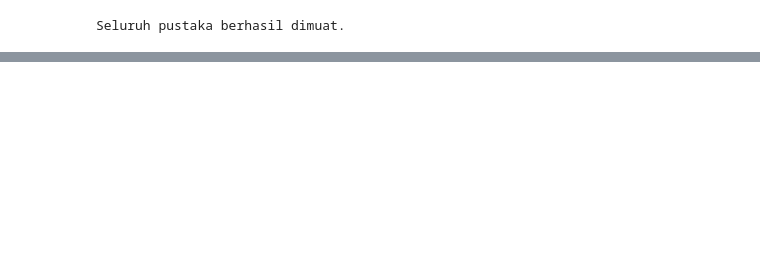
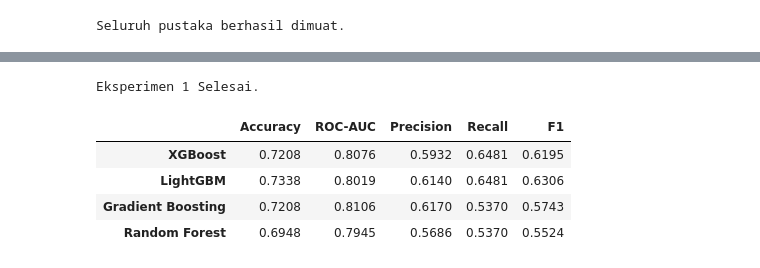
Before and after one commit to Alfaturachman/data-scientist-bnsp, a Jupyter notebook: diabetes/Diabetes_Prediction.ipynb, the cells around one changed output, grey strips where cells are left out. Cells and saved outputs as stored; diff of their text form; code cells hidden in the pictures; blank space fills up the shorter version.

```diff
--- a/diabetes/Diabetes_Prediction.ipynb
+++ b/diabetes/Diabetes_Prediction.ipynb
@@ -422,0 +333,57 @@ plt.show()
+# %%
+X = df.drop(columns=['Outcome'])
+y = df['Outcome']
+zero_cols = ['Glucose', 'BloodPressure', 'SkinThickness', 'Insulin', 'BMI']
+
+# 1. Splitting data (80:20 Stratified)
+X_train_raw, X_test_raw, y_train, y_test = train_test_split(
+    X, y, test_size=0.20, random_state=42, stratify=y
+)
+
+X_train_s1 = X_train_raw.copy()
+X_test_s1 = X_test_raw.copy()
+
+# Ganti 0 dengan NaN
+for col in zero_cols:
+    X_train_s1[col] = X_train_s1[col].replace(0, np.nan)
+    X_test_s1[col] = X_test_s1[col].replace(0, np.nan)
+
+# Imputasi dengan KNN Imputer (k=5) - fit di train saja
+imputer1 = KNNImputer(n_neighbors=5)
+X_train_imp1 = pd.DataFrame(imputer1.fit_transform(X_train_s1), columns=X.columns)
+X_test_imp1 = pd.DataFrame(imputer1.transform(X_test_s1), columns=X.columns)
+
+# Feature engineering
+X_train_eng1 = engineer_features(X_train_imp1)
+X_test_eng1 = engineer_features(X_test_imp1)
+
+# Scaling
+scaler1 = StandardScaler()
+X_train_scaled1 = pd.DataFrame(scaler1.fit_transform(X_train_eng1), columns=X_train_eng1.columns)
+X_test_scaled1 = pd.DataFrame(scaler1.transform(X_test_eng1), columns=X_test_eng1.columns)
+
+# class_weight='balanced' menggantikan SMOTE
+neg = (y_train == 0).sum(); pos = (y_train == 1).sum(); ratio = neg / pos
+
+indiv_models_s1 = {
+    'XGBoost': XGBClassifier(scale_pos_weight=ratio, random_state=42, eval_metric='logloss'),
+    'LightGBM': LGBMClassifier(class_weight='balanced', random_state=42, verbose=-1),
+    'Gradient Boosting': GradientBoostingClassifier(random_state=42),
+    'Random Forest': RandomForestClassifier(class_weight='balanced', random_state=42),
+}
+results_s1 = {}
+for mname, clf in indiv_models_s1.items():
+    clf.fit(X_train_scaled1, y_train)
+    yp = clf.predict(X_test_scaled1)
+    ypr = clf.predict_proba(X_test_scaled1)[:, 1]
+    results_s1[mname] = {'Accuracy': accuracy_score(y_test, yp), 'ROC-AUC': roc_auc_score(y_test, ypr),
+                         'Precision': precision_score(y_test, yp), 'Recall': recall_score(y_test, yp), 'F1': f1_score(y_test, yp)}
+print('Eksperimen 1 Selesai.')
+pd.DataFrame(results_s1).T.round(4)
+# %% [output]
+Eksperimen 1 Selesai.
+|  | Accuracy | ROC-AUC | Precision | Recall | F1 |
+| XGBoost | 0.7208 | 0.8076 | 0.5932 | 0.6481 | 0.6195 |
+| LightGBM | 0.7338 | 0.8019 | 0.6140 | 0.6481 | 0.6306 |
+| Gradient Boosting | 0.7208 | 0.8106 | 0.6170 | 0.5370 | 0.5743 |
+| Random Forest | 0.6948 | 0.7945 | 0.5686 | 0.5370 | 0.5524 |
```
Also changed, not shown: parts of 43 cells of this notebook, 8 other files.
